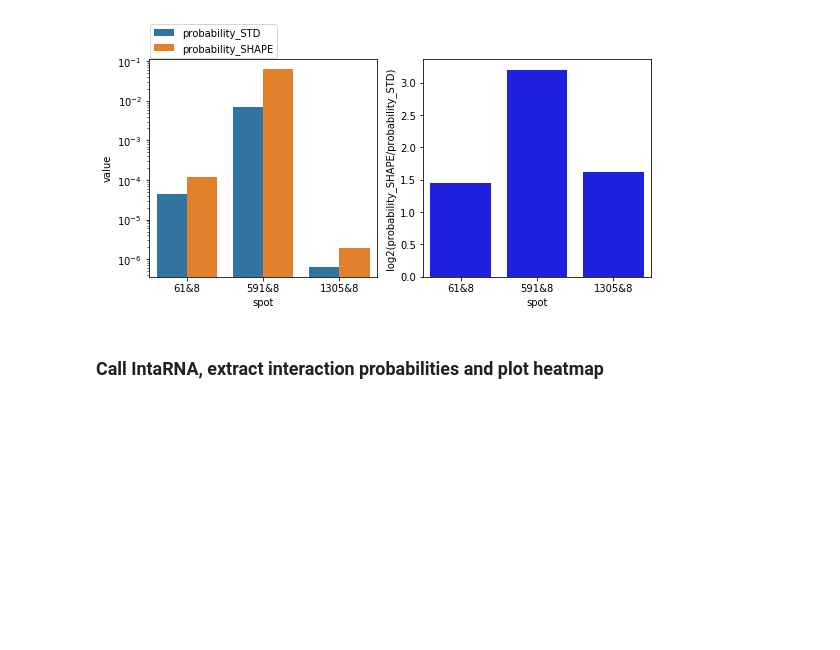
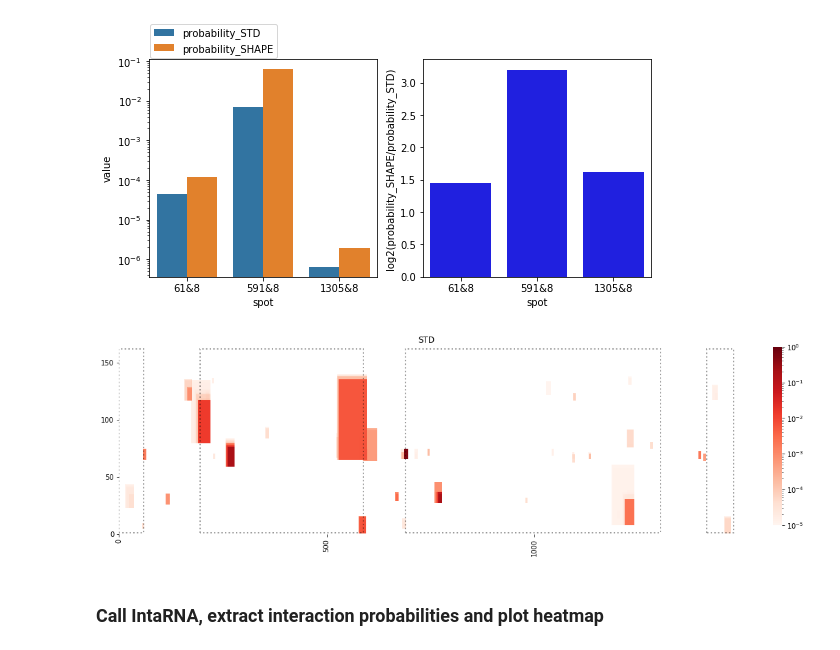
Before and after one commit to BackofenLab/IntaRNA-benchmark-SHAPE, a Jupyter notebook: analysis_IntaSHAPE-U1-interaction.ipynb, the cells around one changed output. Drawn from its saved outputs; the diff is of its cells as text; code cells hidden in the pictures; blank space fills up the shorter version.

Commit message:
prob heatmaps, uncolor exon

```diff
--- a/analysis_IntaSHAPE-U1-interaction.ipynb
+++ b/analysis_IntaSHAPE-U1-interaction.ipynb
@@ -161,2 +160,64 @@ sns.barplot?
+# %%
+%matplotlib inline
+from matplotlib.colors import LogNorm
+
+def plot_minE_heatmap(df, exon_regions, figtitle, fig=None, ax=None,
+                      plot_selected_exon=None, exon_context_len=100):
+    savefig = False
+    if (fig is None):
+        savefig = True
+        fig, ax = plt.subplots(figsize=[20,5])
+    mydf = df.iloc[:,1:] #.transpose()
+    # mydf[mydf>0] = 'NaN'
+    mydf[mydf<=0] = None
+    import matplotlib.colors as colors
+    from matplotlib.colors import LogNorm
+    from matplotlib.ticker import LogLocator
+#     [ax.axhline(y=100,xmin=10,xmax=20, #xmin=ex[0]-1,xmax=ex[1]-1,
+#                 linewidth=10,
+#                       ) for ex in exon_regions]
+    palette = plt.cm.Reds
+#     palette.set_over('y', 1.0)
+    palette.set_under('w', 1.0)
+    palette.set_bad('w', 1.0)
+
+    sns.heatmap(mydf.transpose(),ax=ax,cmap=palette,vmin=0.00001,vmax=1.0,
+                cbar_kws={'extend':'min',
+                         'ticks':LogLocator()},
+                norm=LogNorm(),
+
+               #norm=LogNorm(vmin=mydf.min(), vmax=1)
+               )
+    ax.set_ylim(ax.get_ylim()[1],ax.get_ylim()[0])
+
+    [ax.axvspan(xmin=ex[0]-1,xmax=ex[1]-1,
+               ymin=0.005,ymax=0.99,
+                alpha=0.4,linewidth=2,fill=False,edgecolor='k',facecolor='w',linestyle=':'
+                ) for ex in exon_regions]
+
+    use_custom_ticks=True
+    if use_custom_ticks:
+        ax.xaxis.set_major_locator(plticker.MultipleLocator(base=500,))
+        ax.yaxis.set_major_locator(plticker.MultipleLocator(base=50,))
+        majorFormatter = plticker.FormatStrFormatter('%d')
+        ax.xaxis.set_major_formatter(majorFormatter)
+        ax.yaxis.set_major_formatter(majorFormatter)
+    if plot_selected_exon is not None:
+        exon_junction = exon_regions[plot_selected_exon][1]
+        ax.set_xlim(exon_junction-exon_context_len,exon_junction+exon_context_len+1)
+
+    if 'NOSHAPE' in figtitle:
+        ax.set_title('STD')
+    elif 'SHAPE' in figtitle:
+        ax.set_title('SHAPE')
+    else:
+        ax.set_title('STD')
+    if savefig:
+        fig.savefig(figtitle+'.png')
+
+tdf = pd.read_csv('intarna-heatmap_ACT1-ENSRNA049495626-T1-U1.csv',sep=";")
+plot_minE_heatmap(tdf,[(1, 60), (197, 590), (691, 1304), (1416, 1481)],'test')
+# %% [output]
+[figure, added]
 # %% [markdown]
 ### Call IntaRNA, extract interaction probabilities and plot heatmap
```
Also changed, not shown: parts of 7 cells of this notebook, 1 other file.
